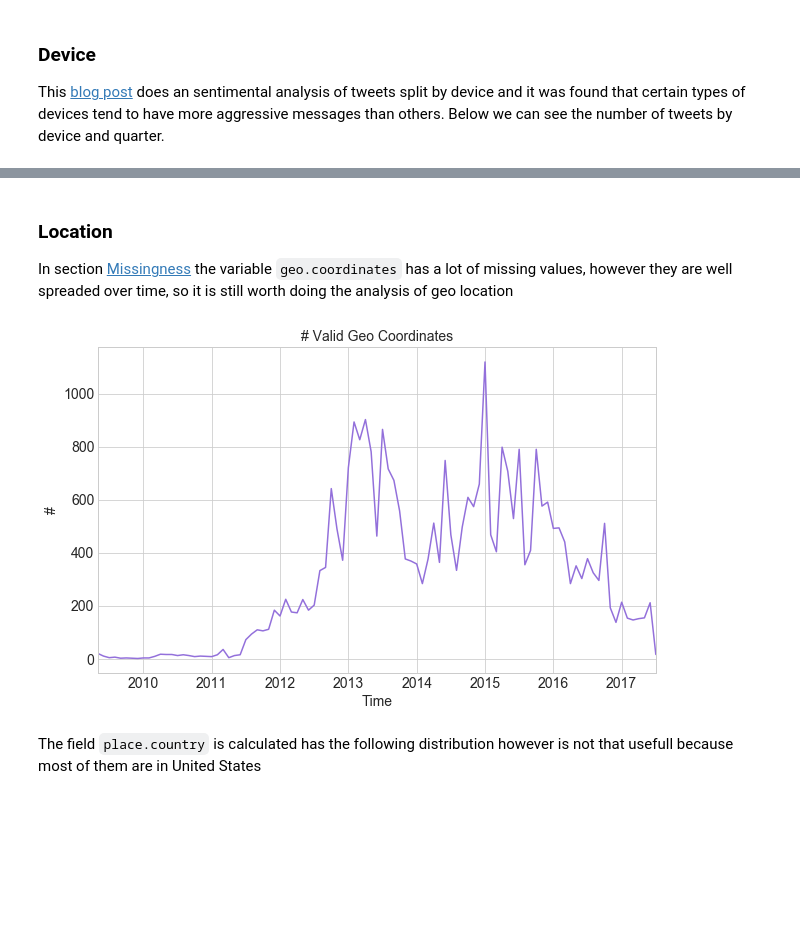
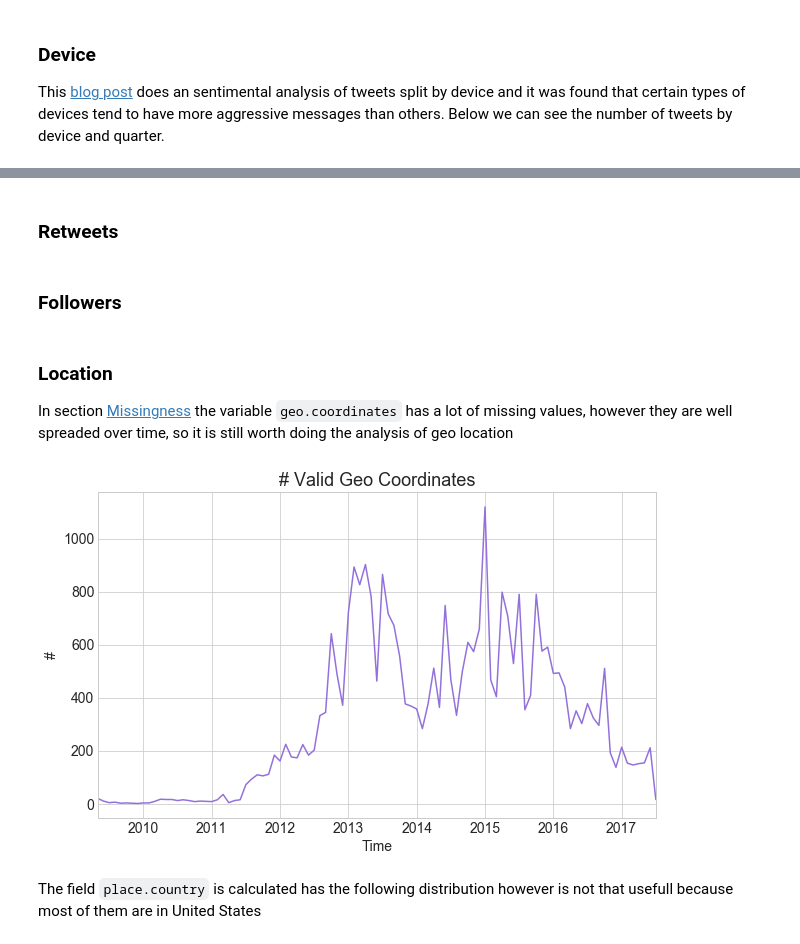
Before and after one commit to atulkumarin/project, a Jupyter notebook: analysis/project-milestone-2.ipynb, the cells around one changed output, grey strips where cells are left out. Drawn from its saved outputs; the diff is of its cells as text; code cells hidden in the pictures; blank space fills up the shorter version.

```diff
--- a/analysis/project-milestone-2.ipynb
+++ b/analysis/project-milestone-2.ipynb
@@ -29,9 +29,6 @@ import matplotlib.pyplot as plt
 from IPython.display import HTML
 import warnings
 warnings.filterwarnings('ignore')
-
-plots_args = {'fontsize': 14,
-              'color': '#9370DB'}
 # %% [markdown]
 # Demystifying POTUS, one tweet at a time...
 
@@ -152,3 +153,7 @@ Length: 126, dtype: int64
+# %% [markdown]
+### Retweets
+# %% [markdown]
+### Followers
 # %% [markdown]
 ### Location
 
@@ -156,13 +161,13 @@ In section [Missingness](#Missingness) the variable `geo.coordinates` has a lot
 # %%
 coord = df[['geo.coordinates', 'first_day_month_cohort']].copy()
 coord['is_valid_coord'] = coord['geo.coordinates'].apply(lambda x: pd.notnull(str(x)))
 coord_non_missing = coord.groupby('first_day_month_cohort').sum()
 
 coord_non_missing.plot(figsize=(10, 6), legend=None, **plots_args);
-plt.title('# Valid Geo Coordinates', fontsize=14);
+plt.title('# Valid Geo Coordinates', fontsize=18);
 plt.xlabel('Time', fontsize=14); plt.ylabel('#', fontsize=14);
 # %% [output]
-[figure, old version]
+[figure, new version]
 # %% [markdown]
 The field `place.country` is calculated has the following distribution however is not that usefull because most of them are in United States
 # %%
```
Also changed, not shown: parts of 8 cells of this notebook.
